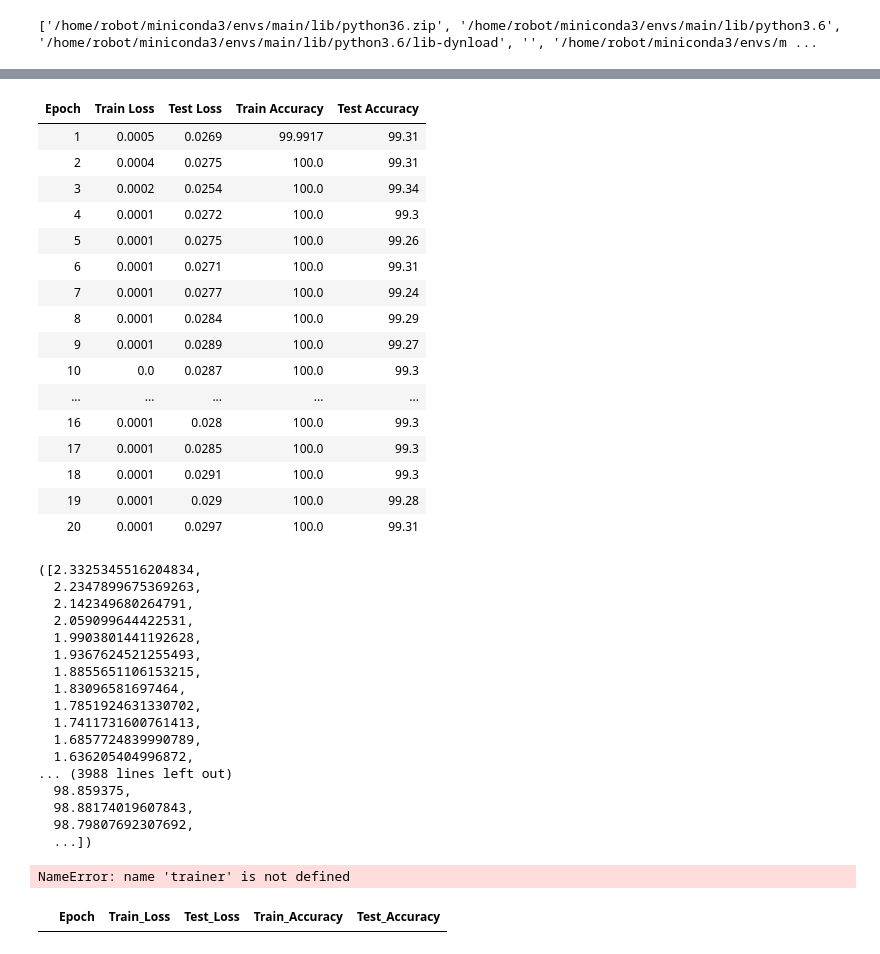
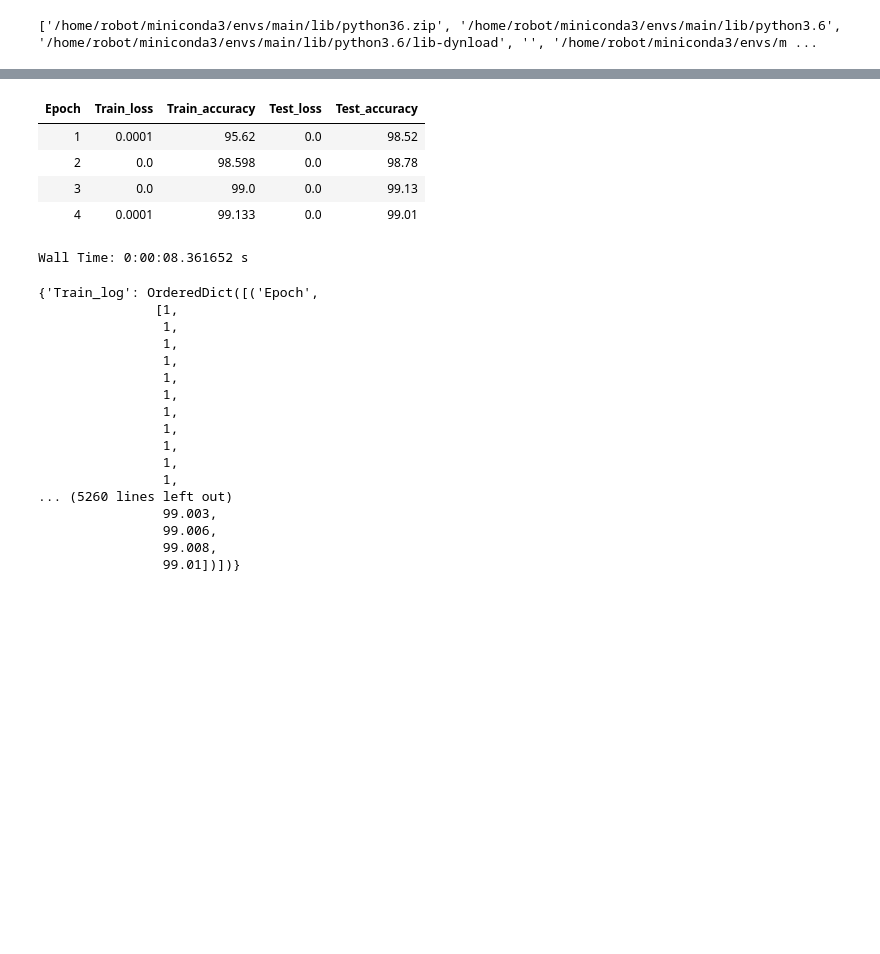
Before and after one commit to AntixK/NeuralBlocks, a Jupyter notebook: notebooks/MNIST_CNN.ipynb, the cells around one changed output, grey strips where cells are left out. Saved outputs shown, nothing was run; the diff lists cells and outputs as text; code cells hidden in the pictures; blank space fills up the shorter version.

```diff
--- a/notebooks/MNIST_CNN.ipynb
+++ b/notebooks/MNIST_CNN.ipynb
@@ -60,4 +60,4 @@ net =  LeNet(1, num_class=10, norm='BN')
 criterion = nn.CrossEntropyLoss()
 optimizer = optim.Adam(net.parameters(), lr=0.001)
 trainer = SupervisedTrainer(net, data_bunch=[trainloader, testloader], optimizer=optimizer,
-                           loss_function=criterion, metrics=None, use_cuda=False)
+                           loss_function=criterion, use_cuda=True)
@@ -66,46 +64,32 @@ Warning: CUDA is available on this machine. Set use_cuda = True for faster compu
 # %%
-trainer.run(10)
+trainer.run(4)
 # %% [output]
-| Epoch | Train Loss | Test Loss | Train Accuracy | Test Accuracy |
-| 1 | 0.0005 | 0.0269 | 99.9917 | 99.31 |
-| 2 | 0.0004 | 0.0275 | 100.0 | 99.31 |
-| 3 | 0.0002 | 0.0254 | 100.0 | 99.34 |
-| 4 | 0.0001 | 0.0272 | 100.0 | 99.3 |
-| 5 | 0.0001 | 0.0275 | 100.0 | 99.26 |
-| 6 | 0.0001 | 0.0271 | 100.0 | 99.31 |
-| 7 | 0.0001 | 0.0277 | 100.0 | 99.24 |
-| 8 | 0.0001 | 0.0284 | 100.0 | 99.29 |
-| 9 | 0.0001 | 0.0289 | 100.0 | 99.27 |
-| 10 | 0.0 | 0.0287 | 100.0 | 99.3 |
-| ... | ... | ... | ... | ... |
-| 16 | 0.0001 | 0.028 | 100.0 | 99.3 |
-| 17 | 0.0001 | 0.0285 | 100.0 | 99.3 |
-| 18 | 0.0001 | 0.0291 | 100.0 | 99.3 |
-| 19 | 0.0001 | 0.029 | 100.0 | 99.28 |
-| 20 | 0.0001 | 0.0297 | 100.0 | 99.31 |
+| Epoch | Train_loss | Train_accuracy | Test_loss | Test_accuracy |
+| 1 | 0.0001 | 95.62 | 0.0 | 98.52 |
+| 2 | 0.0 | 98.598 | 0.0 | 98.78 |
+| 3 | 0.0 | 99.0 | 0.0 | 99.13 |
+| 4 | 0.0001 | 99.133 | 0.0 | 99.01 |
-([2.3325345516204834,
-  2.2347899675369263,
-  2.142349680264791,
-  2.059099644422531,
-  1.9903801441192628,
-  1.9367624521255493,
-  1.8855651106153215,
-  1.83096581697464,
-  1.7851924631330702,
-  1.7411731600761413,
-  1.6857724839990789,
-  1.636205404996872,
-... (3988 lines left out)
-  98.859375,
-  98.88174019607843,
-  98.79807692307692,
-  ...])
+Wall Time: 0:00:08.361652 s
 # %%
-trainer
+trainer.get_logs()
 # %% [output]
-NameError: name 'trainer' is not defined
+{'Train_log': OrderedDict([('Epoch',
+               [1,
+                1,
+                1,
+                1,
+                1,
+                1,
+                1,
+                1,
+                1,
+                1,
+                1,
+... (5260 lines left out)
+                99.003,
+                99.006,
+                99.008,
+                99.01])])}
 # %%
 trainer.log.logger
-# %% [output]
-|  | Epoch | Train_Loss | Test_Loss | Train_Accuracy | Test_Accuracy |
 # %%
```
Also changed, not shown: parts of 8 cells of this notebook, 4 other files.
